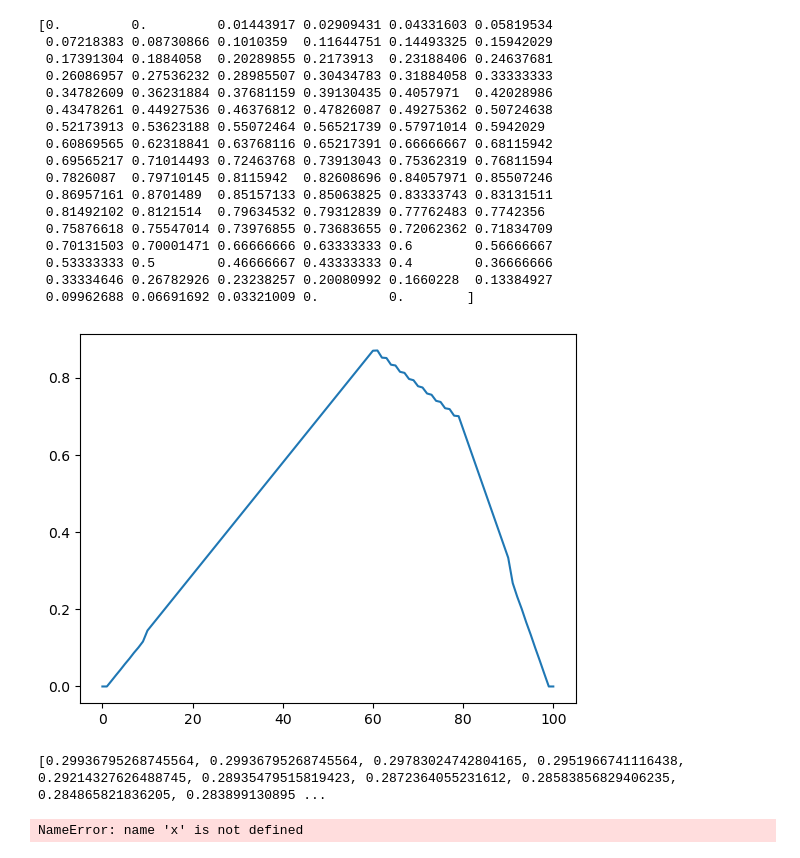
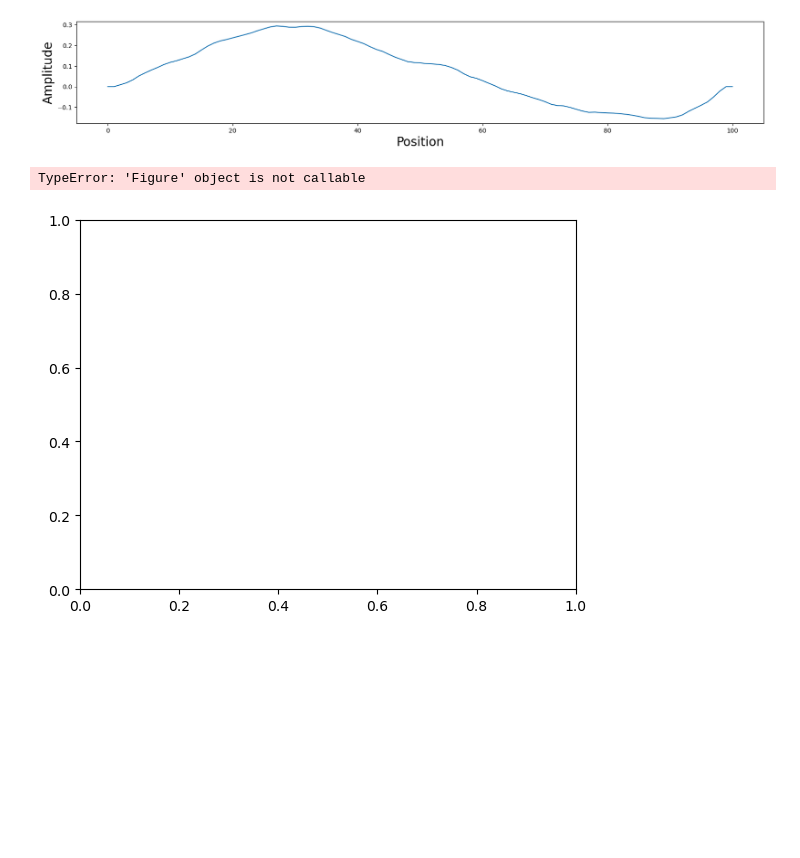
Before and after one commit to enter-opy/old-guitarist, a Jupyter notebook: prototype.ipynb, the cells around one changed output. Cells and saved outputs as stored; diff of their text form; code cells hidden in the pictures; blank space fills up the shorter version.

```diff
--- a/prototype.ipynb
+++ b/prototype.ipynb
@@ -8,12 +9,11 @@ from scipy.io import wavfile
 # %%
-fs = 44100
 Nx = 101
 Nt = 500000
 L = 0.7
 dx = L / (Nx - 1)
 f = 220
 c = 2 * L * f
-dt = 1 /fs
+dt = 5e-6
 l = 5e-5
 gamma = 5e-5
 # %%
@@ -31,8 +26,8 @@ states = np.zeros((Nt, Nx))
 states[0] = y0
 states[1] = y0
 # %%
-def compute_states(d, time, length, dt, dx, l, gamma):
-    for t in range(1, time - 1):
+def compute_states(d, times, length, dt, dx, l, gamma):
+    for t in range(1, times - 1):
         for i in range(2, length - 2):
             outer_fact = (1 / (c ** 2 * dt ** 2) + gamma / (2 * dt)) ** (-1)
             p1 = 1 / dx ** 2 * (d[t][i-1] - 2 * d[t][i] + d[t][i+1])
@@ -43,28 +38,27 @@ def compute_states(d, time, length, dt, dx, l, gamma):
     return d
 # %%
 states = compute_states(states, Nt, Nx, dt, dx, l, gamma)
+# %%
+plt.figure(figsize=(20, 3))
+plt.plot(states[10000])
+plt.xlabel('Position', fontsize=20)
+plt.ylabel('Amplitude', fontsize=20)
+plt.savefig('sample.png')
+# %% [output]
+[figure, added]
 # %%
-plt.plot(states[10])
-print(states[10])
+def animate(i):
+    ax.clear()
+    ax.plot(states[i * 10])
+    ax.set_ylim(-1, 1)
+
+fig, ax = plt.subplots(1,1)
+ax.set_ylim(-1, 1)
+ani = animation.FuncAnimation(fig, animate, frames=500, interval=50)
+ani.save('string.gif',writer='pillow',fps=20)
 # %% [output]
-[0.         0.         0.01443917 0.02909431 0.04331603 0.05819534
- 0.07218383 0.08730866 0.1010359  0.11644751 0.14493325 0.15942029
- 0.17391304 0.1884058  0.20289855 0.2173913  0.23188406 0.24637681
- 0.26086957 0.27536232 0.28985507 0.30434783 0.31884058 0.33333333
- 0.34782609 0.36231884 0.37681159 0.39130435 0.4057971  0.42028986
- 0.43478261 0.44927536 0.46376812 0.47826087 0.49275362 0.50724638
- 0.52173913 0.53623188 0.55072464 0.56521739 0.57971014 0.5942029
- 0.60869565 0.62318841 0.63768116 0.65217391 0.66666667 0.68115942
- 0.69565217 0.71014493 0.72463768 0.73913043 0.75362319 0.76811594
- 0.7826087  0.79710145 0.8115942  0.82608696 0.84057971 0.85507246
- 0.86957161 0.8701489  0.85157133 0.85063825 0.83333743 0.83131511
- 0.81492102 0.8121514  0.79634532 0.79312839 0.77762483 0.7742356
- 0.75876618 0.75547014 0.73976855 0.73683655 0.72062362 0.71834709
- 0.70131503 0.70001471 0.66666666 0.63333333 0.6        0.56666667
- 0.53333333 0.5        0.46666667 0.43333333 0.4        0.36666666
- 0.33334646 0.26782926 0.23238257 0.20080992 0.1660228  0.13384927
- 0.09962688 0.06691692 0.03321009 0.         0.        ]
+TypeError: 'Figure' object is not callable
-[figure, old version]
+[figure, new version]
 # %%
 def compute_xmX(states):
     xmX = []
@@ -82,15 +76,9 @@ xmX = compute_xmX(states)
 x = []
 for mX in xmX:
     x.append(sum(mX) / Nx)
-
-print(x[:100])
-# %% [output]
-[0.29936795268745564, 0.29936795268745564, 0.29783024742804165, 0.2951966741116438, 0.29214327626488745, 0.28935479515819423, 0.2872364055231612, 0.28583856829406235, 0.284865821836205, 0.283899130895 ...
 # %%
 plt.plot(x)
 IPython.display.Audio(x, rate=fs)
-# %% [output]
-NameError: name 'x' is not defined
 # %%
 fs, ir = wavfile.read("impulse_response.wav")
 ir = ir / np.max(abs(ir))
```
Also changed, not shown: parts of 5 cells of this notebook, 8 other files.
